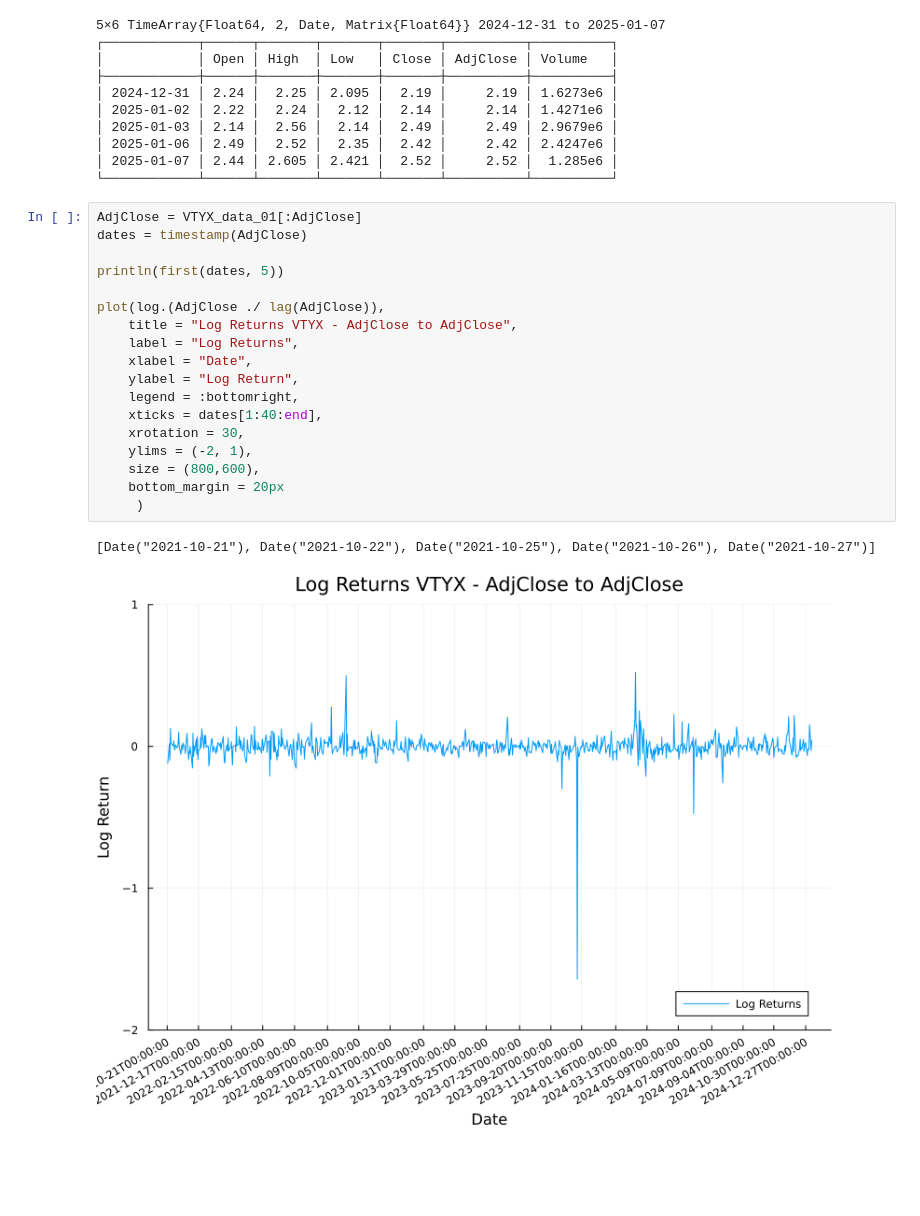
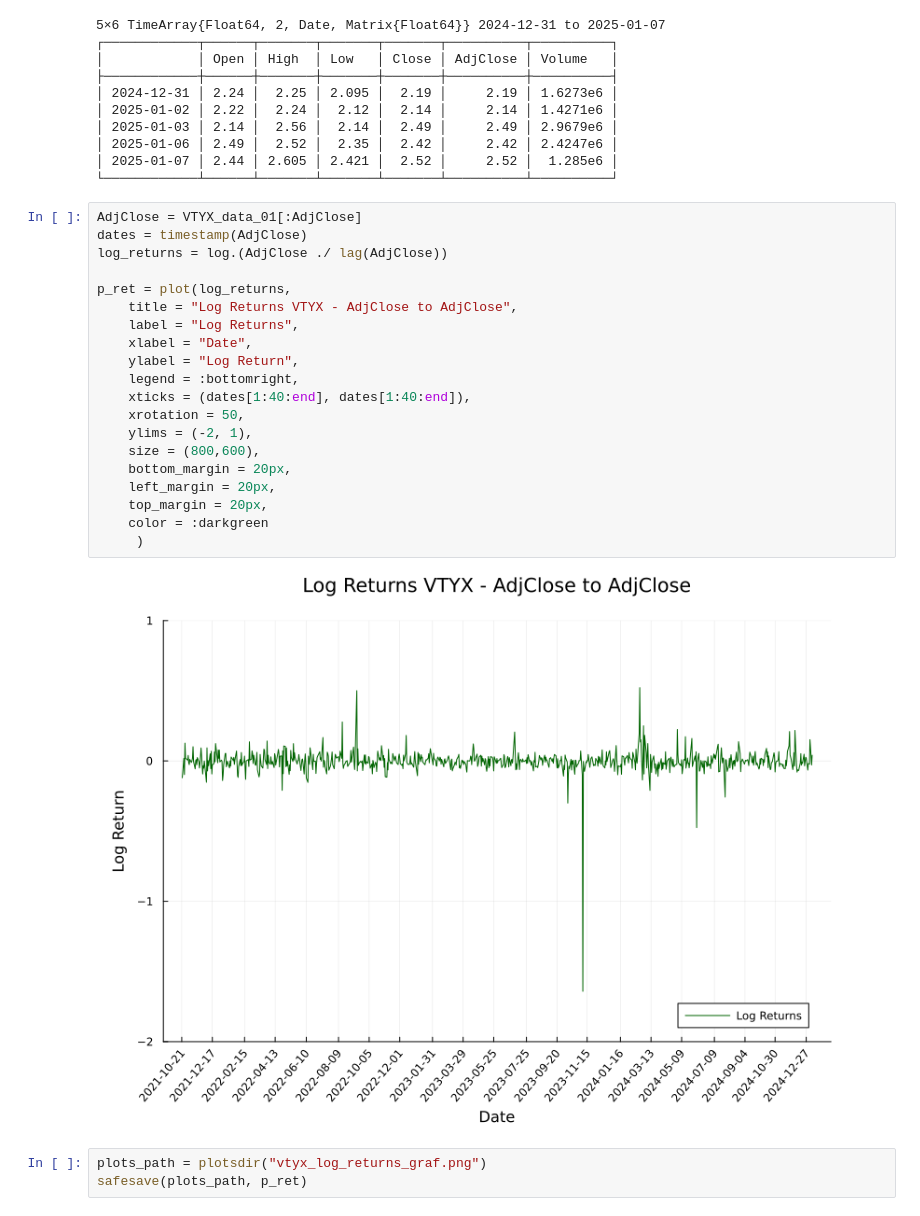
Before and after one commit to redeemerofyours/assignement1-Finecox, a Jupyter notebook: Pokus o Julii.ipynb, the cells around one changed output. Cells and saved outputs as stored; diff of their text form; blank space fills up the shorter version.

Commit message:
Restructuralization, DrWatson implemented, Graph of volatility + summary statistic table added

```diff
--- a/Pokus o Julii.ipynb
+++ b/Pokus o Julii.ipynb
@@ -104,21 +126,25 @@ tail(VTYX_data_01, 5)
 # %%
 AdjClose = VTYX_data_01[:AdjClose]
 dates = timestamp(AdjClose)
+log_returns = log.(AdjClose ./ lag(AdjClose))
 
-println(first(dates, 5))
-
-plot(log.(AdjClose ./ lag(AdjClose)),
+p_ret = plot(log_returns,
     title = "Log Returns VTYX - AdjClose to AdjClose",
     label = "Log Returns",
     xlabel = "Date",
     ylabel = "Log Return",
     legend = :bottomright,
-    xticks = dates[1:40:end],
-    xrotation = 30,
+    xticks = (dates[1:40:end], dates[1:40:end]),
+    xrotation = 50,
     ylims = (-2, 1),
     size = (800,600),
-    bottom_margin = 20px
+    bottom_margin = 20px,
+    left_margin = 20px,
+    top_margin = 20px,
+    color = :darkgreen
      )
 # %% [output]
-[Date("2021-10-21"), Date("2021-10-22"), Date("2021-10-25"), Date("2021-10-26"), Date("2021-10-27")]
-[figure, old version]
+[figure, new version]
+# %%
+plots_path = plotsdir("vtyx_log_returns_graf.png")
+safesave(plots_path, p_ret)
```
Also changed, not shown: parts of 10 cells of this notebook, 9 other files.
